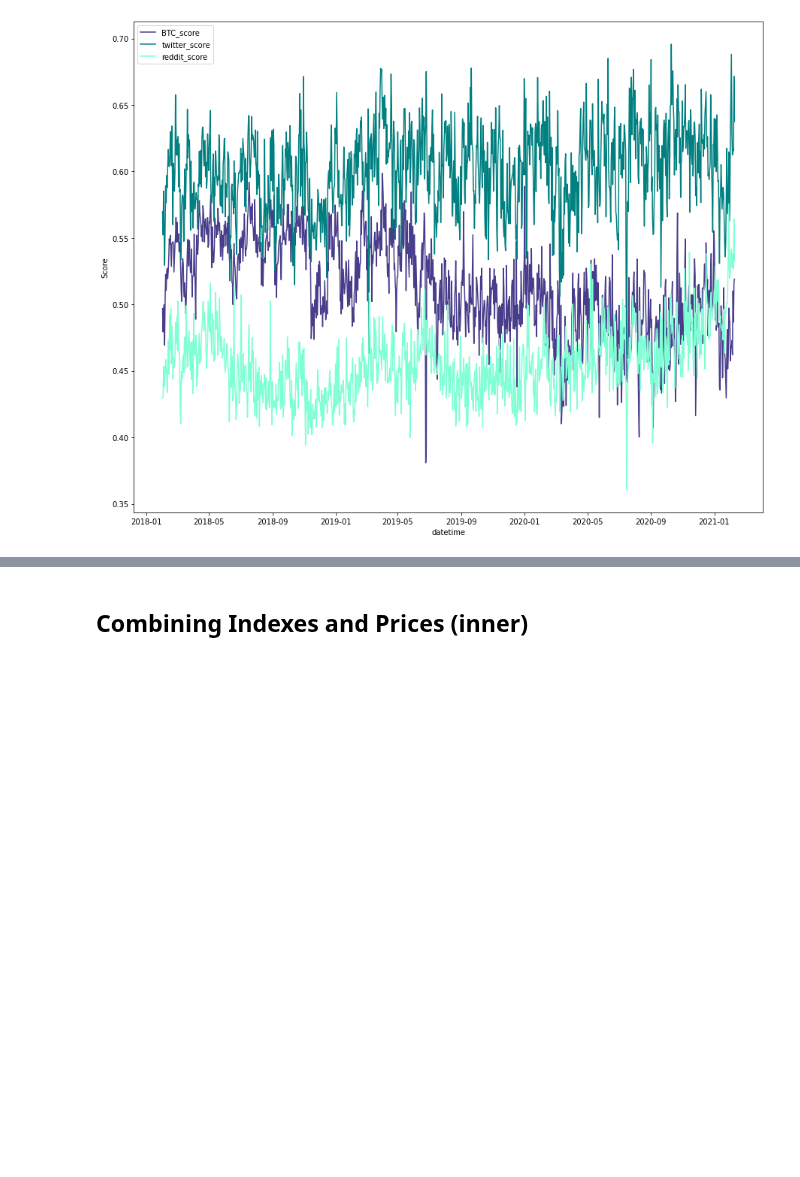
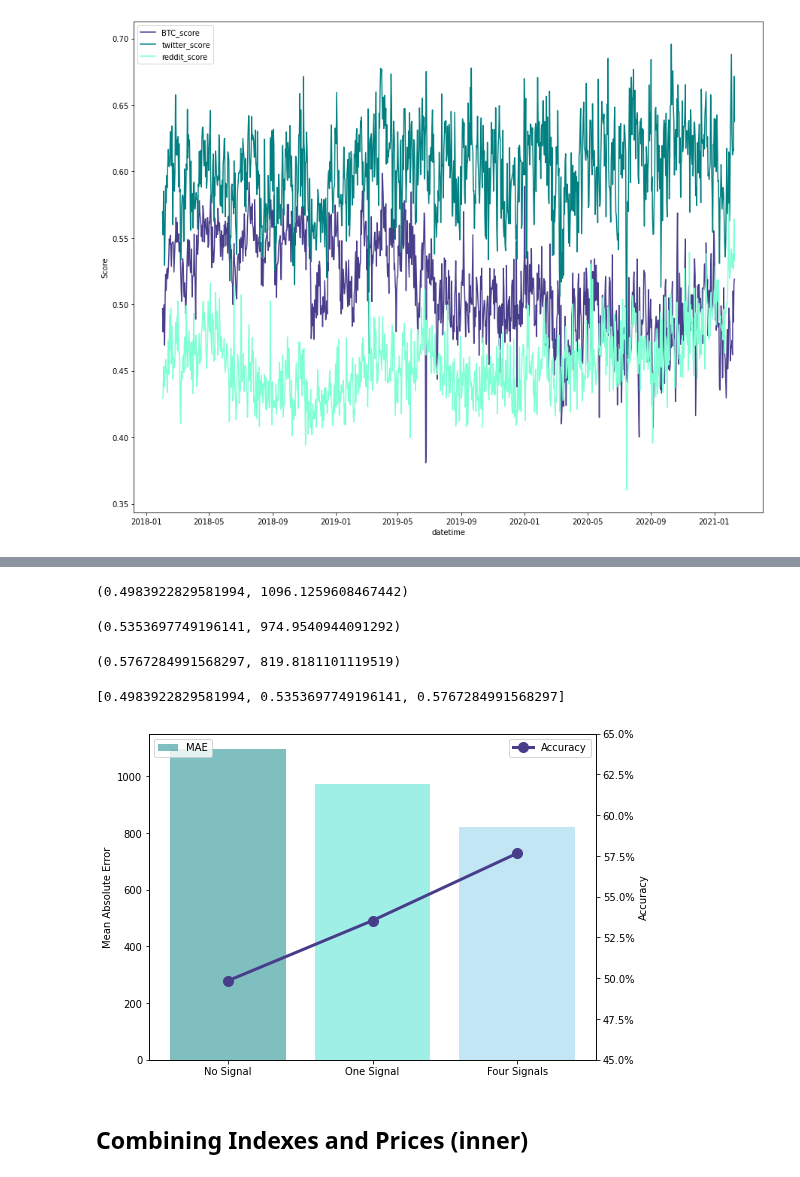
Before and after one commit to Dmunozig/crypto_sentiment, a Jupyter notebook: notebooks/Data_Exploration_Clean.ipynb, the cells around one changed output, grey strips where cells are left out. Drawn from its saved outputs; the diff is of its cells as text; code cells hidden in the pictures; blank space fills up the shorter version.

Commit message:
Data Vis graphs for metrics

```diff
--- a/notebooks/Data_Exploration_Clean.ipynb
+++ b/notebooks/Data_Exploration_Clean.ipynb
@@ -469,3 +471,48 @@ plt.legend()
+# %%
+import pandas as pd
+no_score = pd.read_csv('../data/predictions_no_score.csv')
+one_score = pd.read_csv('../data/predictions_fear_greed_score.csv')
+all_score = pd.read_csv('../data/predictions_all_scores_best.csv')
+# %%
+def metrics(pred_df):
+        accuracy = pred_df['correct_pred'].sum()/len(pred_df['correct_pred'])
+        MAE = pred_df['mae'].mean()
+        return accuracy, MAE
+# %%
+metrics(no_score)
+# %% [output]
+(0.4983922829581994, 1096.1259608467442)
+# %%
+metrics(one_score)
+# %% [output]
+(0.5353697749196141, 974.9540944091292)
+# %%
+metrics(all_score)
+# %% [output]
+(0.5767284991568297, 819.8181101119519)
+# %%
+accuracy = [metrics(no_score)[0], metrics(one_score)[0], metrics(all_score)[0]]
+mae = [metrics(no_score)[1], metrics(one_score)[1], metrics(all_score)[1]]
+accuracy
+# %% [output]
+[0.4983922829581994, 0.5353697749196141, 0.5767284991568297]
+# %%
+import matplotlib.pyplot as plt
+import matplotlib.ticker as mtick
+
+fig, ax1 = plt.subplots(figsize=(8,6))
+ax1.set(ylabel='Mean Absolute Error')
+ax1.bar(x = ['No Signal', 'One Signal', 'Four Signals'], height = mae, label='MAE', alpha = 0.5, color=['teal', 'turquoise', 'skyblue'])
+ax2=ax1.twinx()
+ax2.set(ylabel='Accuracy')
+ax2.plot(['No Signal', 'One Signal', 'Four Signals'],accuracy, label='Accuracy', marker = 'o', markersize = 10, lw = 3, c = 'darkslateblue')
+ax2.set_ylim(0.45,0.65)
+ax2.yaxis.set_major_formatter(mtick.PercentFormatter(1))
+ax1.legend(loc=2)
+ax2.legend()
+plt.show()
+# %% [output]
+[figure, added]
 # %% [markdown]
 ## Combining Indexes and Prices (inner)
 # %%
```
Also changed, not shown: parts of 1 cell of this notebook.
